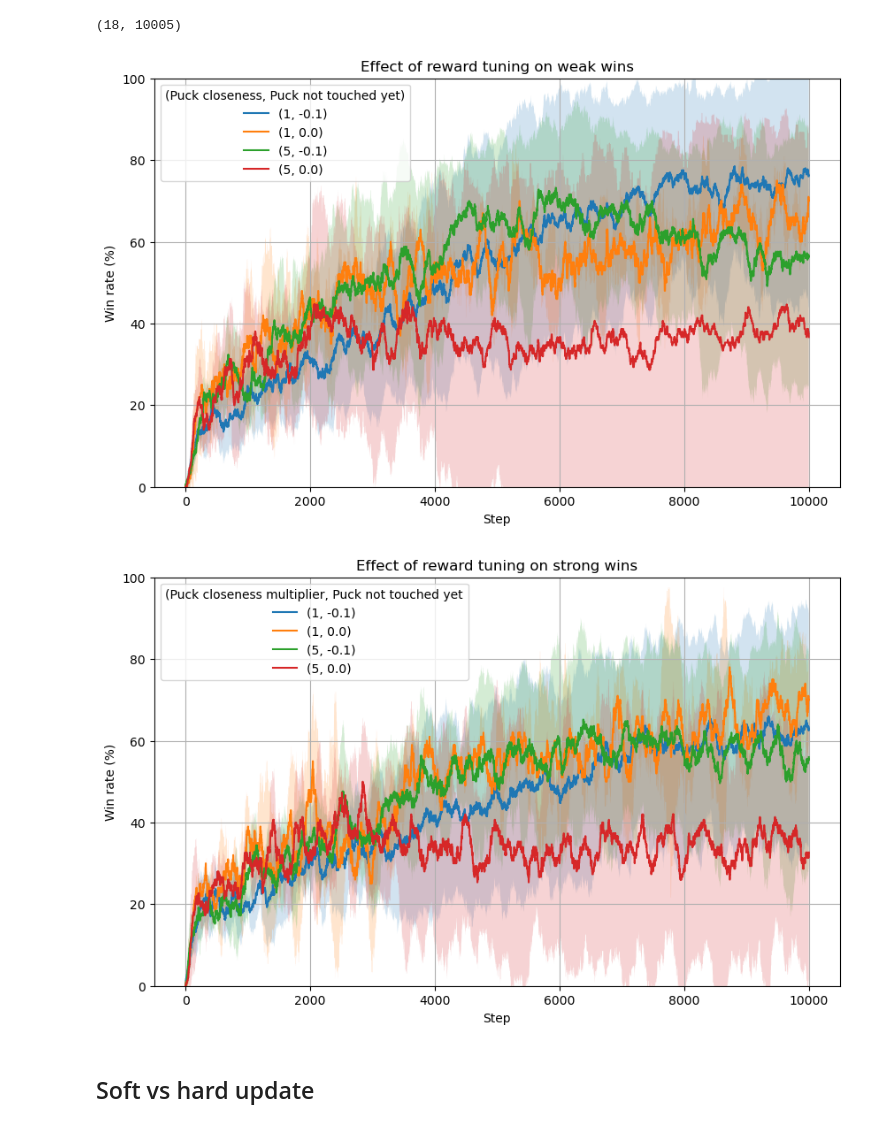
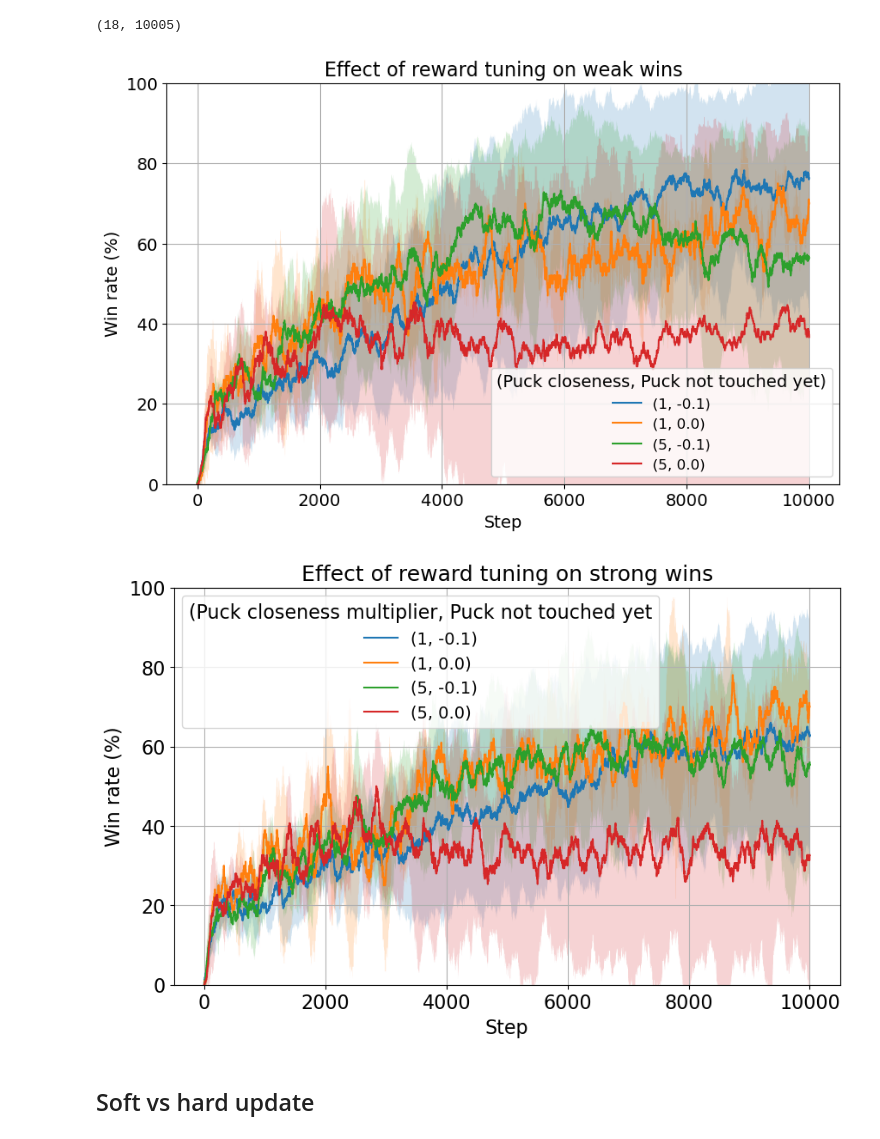
Before and after one commit to NilsGrossepieper/airhockey-rl-td3-sac, a Jupyter notebook: SAC/plots.ipynb, the cells around one changed output. Saved outputs shown, nothing was run; the diff lists cells and outputs as text; code cells hidden in the pictures.

Commit message:
Change plotting

```diff
--- a/SAC/plots.ipynb
+++ b/SAC/plots.ipynb
@@ -109,7 +110,7 @@ def get_mean_and_std(df, group_by):
 
 	return df_numeric_cols.groupby(group_by, as_index=True).agg(['mean', 'std'])
 # %%
-def plot_mean_and_std(df, title, x_label, y_label, legend_title):
+def plot_mean_and_std(df, title, x_label, y_label, legend_title, fontsize=20):
 	# Extract means and standard deviations using MultiIndex
 	df_means = df.xs('mean', axis=1, level=1)  # Extract only 'mean' values
 	df_stds = df.xs('std', axis=1, level=1)    # Extract only 'std' values
@@ -134,10 +135,12 @@ def plot_mean_and_std(df, title, x_label, y_label, legend_title):
 	plt.ylim(0, 100)
 
 	# Customize the plot
-	plt.xlabel(x_label)
-	plt.ylabel(y_label)
-	plt.title(title)
-	plt.legend(title=legend_title)
+	plt.xlabel(x_label, fontsize=fontsize)
+	plt.ylabel(y_label, fontsize=fontsize)
+	plt.title(title, fontsize=fontsize + 2)
+	plt.xticks(fontsize=fontsize)
+	plt.yticks(fontsize=fontsize)
+	plt.legend(title=legend_title, fontsize=fontsize - 2, title_fontsize=fontsize)
 	plt.grid(True)
 	save_path = f"plots/{title.replace(" ", "_")}.pdf"
 	plt.savefig(save_path, bbox_inches="tight", pad_inches=0)
@@ -185,11 +181,11 @@ print(df_weak_reward.shape)
 agg_weak_reward = get_mean_and_std(df_weak_reward, [df_weak_reward['puck_closeness_reward_multiplier'], df_weak_reward['puck_not_touched_yet_reward']])
 agg_strong_reward = get_mean_and_std(df_strong_reward, [df_strong_reward['puck_closeness_reward_multiplier'], df_strong_reward['puck_not_touched_yet_reward']])
 # %%
-plot_mean_and_std(agg_weak_reward, "Effect of reward tuning on weak wins", "Step", "Win rate (%)", "(Puck closeness, Puck not touched yet)")
-plot_mean_and_std(agg_strong_reward, "Effect of reward tuning on strong wins", "Step", "Win rate (%)", "(Puck closeness multiplier, Puck not touched yet")
+plot_mean_and_std(agg_weak_reward, "Effect of reward tuning on weak wins", "Step", "Win rate (%)", "(Puck closeness, Puck not touched yet)", fontsize=14)
+plot_mean_and_std(agg_strong_reward, "Effect of reward tuning on strong wins", "Step", "Win rate (%)", "(Puck closeness multiplier, Puck not touched yet", fontsize=16)
 # %% [output]
-[figure, old version]
+[figure, new version]
-[figure, old version]
+[figure, new version]
 # %% [markdown]
 ## Soft vs hard update
 # %%
```
Also changed, not shown: parts of 10 cells of this notebook, 2 other files.
